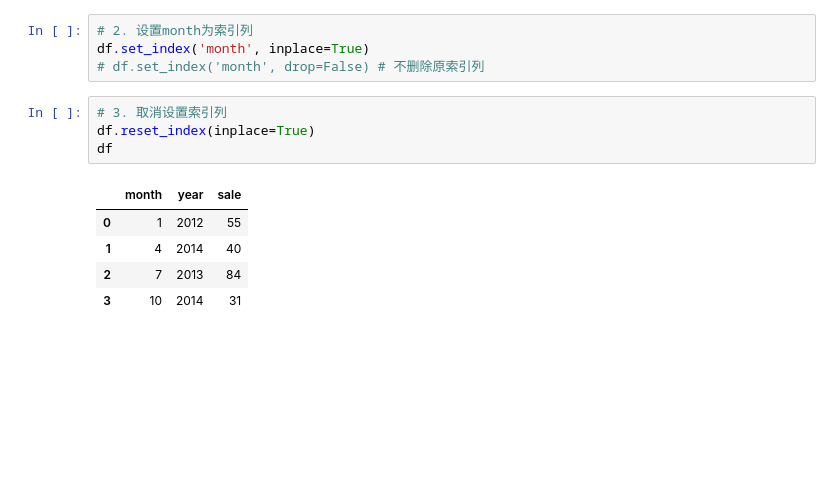
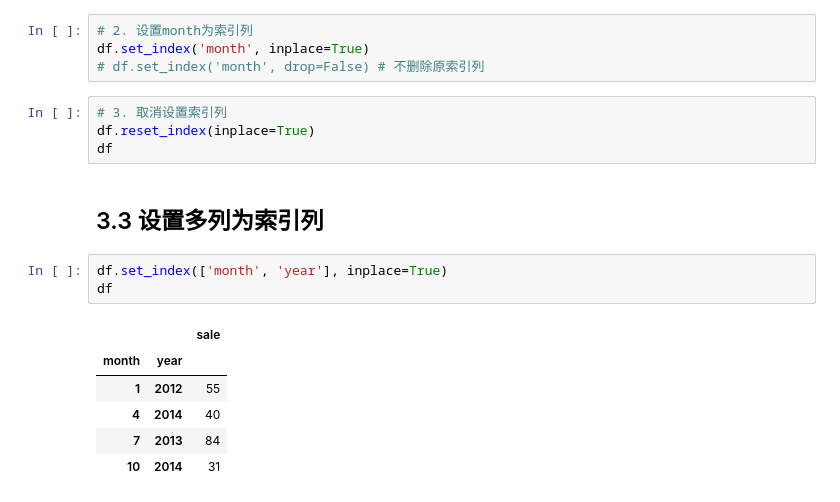
Before and after one commit to lawtherLee/jupyter_study, a Jupyter notebook: pandas/02_Pandas的数据结构和数据类型.ipynb, the cells around one changed output. Drawn from its saved outputs; the diff is of its cells as text; blank space fills up the shorter version.

```diff
--- a/pandas/02_Pandas的数据结构和数据类型.ipynb
+++ b/pandas/02_Pandas的数据结构和数据类型.ipynb
@@ -332,13 +332,19 @@ df
 # 2. 设置month为索引列
 df.set_index('month', inplace=True)
 # df.set_index('month', drop=False) # 不删除原索引列
-# %%
-# 3. 取消设置索引列
-df.reset_index(inplace=True)
-df
-# %% [output]
-|  | month | year | sale |
-| 0 | 1 | 2012 | 55 |
-| 1 | 4 | 2014 | 40 |
-| 2 | 7 | 2013 | 84 |
-| 3 | 10 | 2014 | 31 |
+# %%
+# 3. 取消设置索引列
+df.reset_index(inplace=True)
+df
+# %% [markdown]
+## 3.3 设置多列为索引列
+# %%
+df.set_index(['month', 'year'], inplace=True)
+df
+# %% [output]
+|  |  | sale |
+| month | year |  |
+| 1 | 2012 | 55 |
+| 4 | 2014 | 40 |
+| 7 | 2013 | 84 |
+| 10 | 2014 | 31 |
```
Also changed, not shown: 2 other files.
